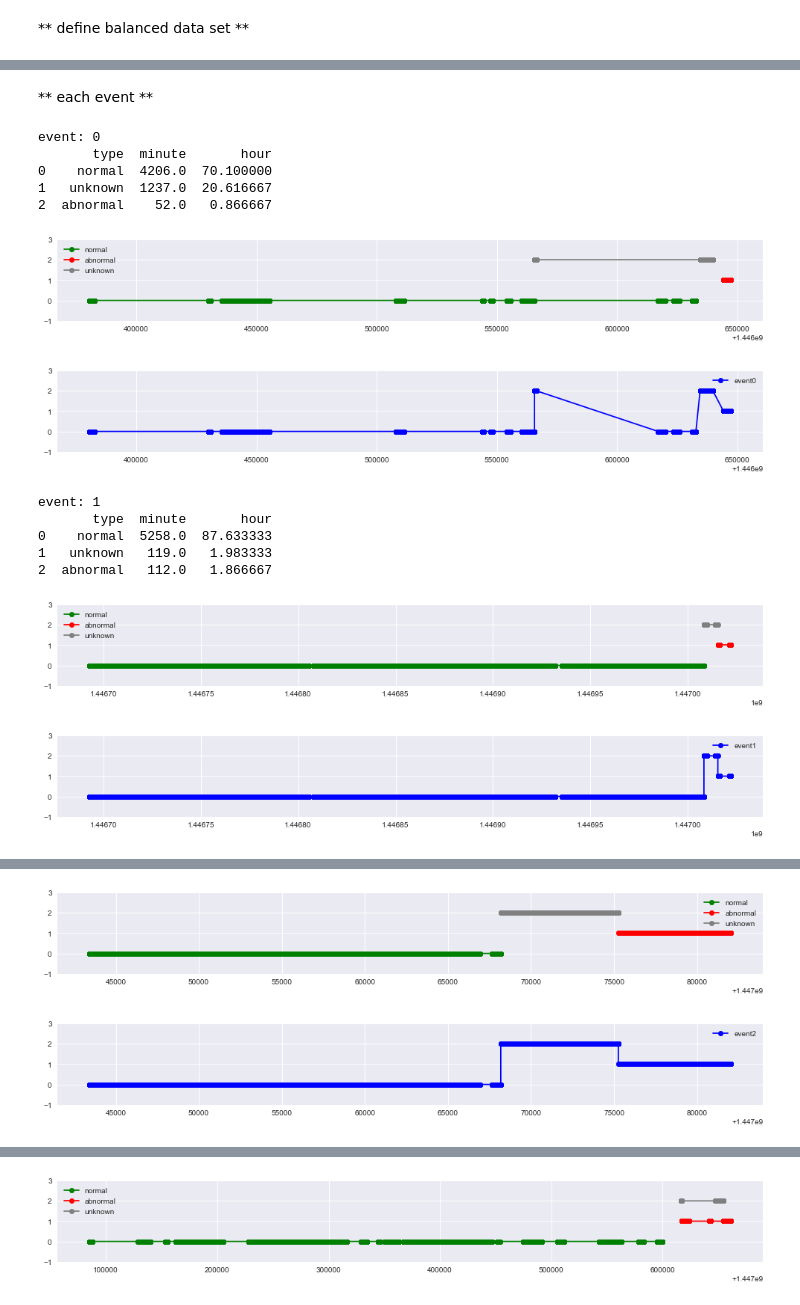
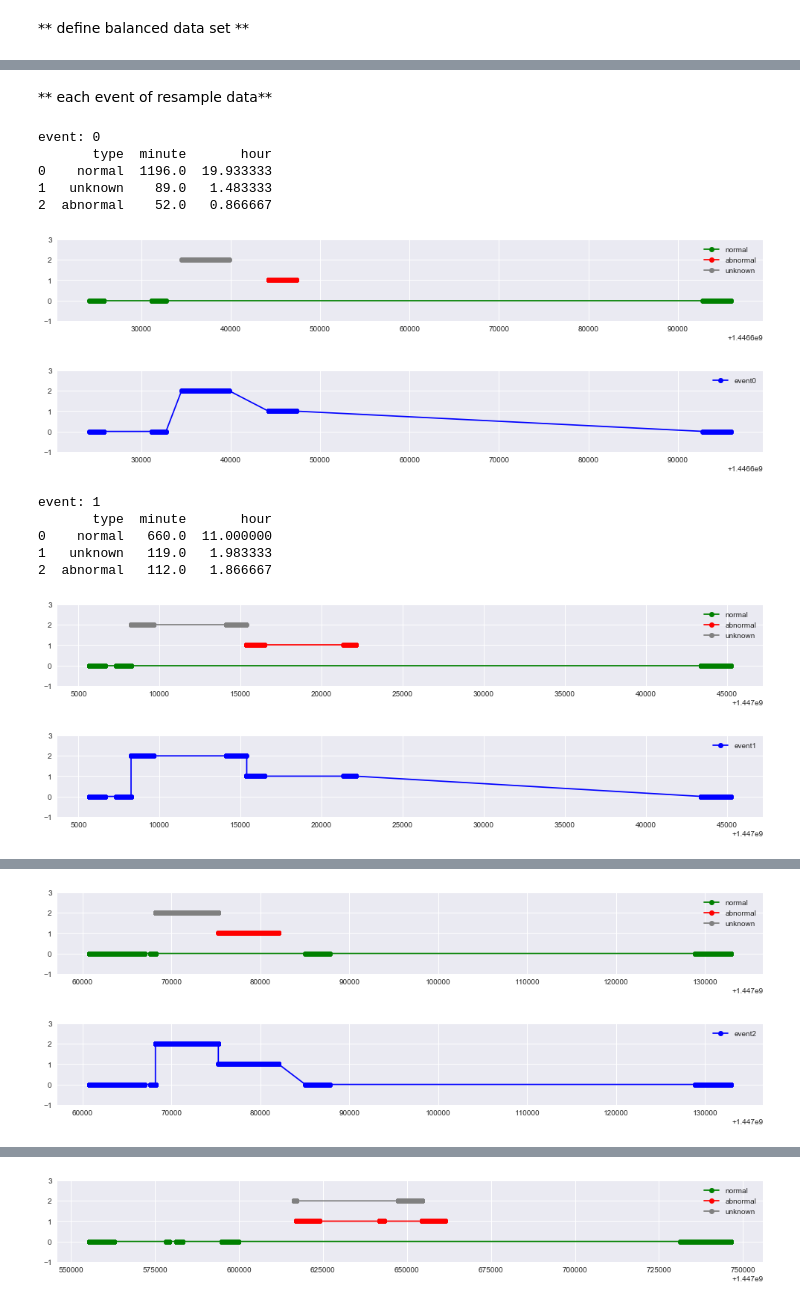
Before and after one commit to Backlu/CAICTCompetition, a Jupyter notebook: Data_Sampling.ipynb, the cells around one changed output, grey strips where cells are left out. Saved outputs shown, nothing was run; the diff lists cells and outputs as text; code cells hidden in the pictures.

Commit message:
resample data_15 and save it to csv

```diff
--- a/Data_Sampling.ipynb
+++ b/Data_Sampling.ipynb
@@ -64,7 +64,7 @@ def myscore(true_y, pred_y):
 def event_info(data, event_id):
     dummy = plt.figure(figsize=[17,2])
     print('event:',event_id)
-    evtdata = data[train_data['event']==event_id]
+    evtdata = data[data['event']==event_id]
     evtdata_nor=evtdata[evtdata['label']==0]
     evtdata_abnor=evtdata[evtdata['label']==1]
     evtdata_unknown=evtdata[evtdata['label']==2]
@@ -109,7 +109,7 @@ def assign_eventid(data):
     return data
 
 def events_summary(data):
-    events_info = pd.DataFrame(columns=('eventid', 'nor_min','unknown_min', 'abnor_min', 'nor_cnt', 'unknown_cnt', 'abnor_cnt','nor_idx_start','unknown_idx_start','abnor_idx_start', 'abnor_idx_end','no_unknown'))
+    events_info = pd.DataFrame(columns=('eventid', 'nor_min','unknown_min', 'abnor_min', 'nor_cnt', 'unknown_cnt', 'abnor_cnt','nor_idx_start','nor_idx_end','unknown_idx_start','abnor_idx_start', 'abnor_idx_end','no_unknown'))
     for eventid in set(data['event']):
         data_event = data[data['event']==eventid]
         evtdata_nor=data_event[data_event['label']==0]
@@ -127,13 +127,25 @@ def events_summary(data):
         unknown_cnt = 0 if evtdata_unknown.empty else evtdata_unknown['event'].count()
 
         nor_idx_start= evtdata_nor.index[0]
+        nor_idx_end= evtdata_nor.index[-1]
+
         abnor_idx_start= evtdata_abnor.index[0]
         abnor_idx_end= evtdata_abnor.index[-1]
         unknown_idx_start= abnor_idx_start if evtdata_unknown.empty else evtdata_unknown.index[0]
 
         no_known= 'Y' if evtdata_unknown.empty else 'N'
-        events_info.loc[eventid] = [eventid, nor_min, unknown_min, abnor_min, nor_cnt, unknown_cnt, abnor_cnt,nor_idx_start, unknown_idx_start, abnor_idx_start, abnor_idx_end,no_known]
+        events_info.loc[eventid] = [eventid, nor_min, unknown_min, abnor_min, nor_cnt, unknown_cnt, abnor_cnt,nor_idx_start,nor_idx_end, unknown_idx_start, abnor_idx_start, abnor_idx_end,no_known]
     return events_info
+
+def resample_info(events_info):
+    resample_info = pd.DataFrame(columns=('eventid', 'abnor_cnt','event_start', 'event_end'))
+    for idx, row in events_summary_15.iterrows():
+        event_id = row['eventid']
+        abnor_cnt = row['abnor_cnt']
+        event_start = row['nor_idx_end'] - abnor_cnt
+        event_end = row['abnor_idx_end'] + abnor_cnt
+        resample_info.loc[event_id] = [event_id, abnor_cnt, event_start, event_end]
+    return resample_info
 # %% [markdown]
 **Load input data.**
 # %%
@@ -185,2 +232,4 @@ events_summary_15
 # %% [markdown]
 ** define balanced data set **
+# %%
+resample_info_15 = resample_info(events_summary_15)
@@ -186,0 +258,11 @@ events_summary_15
+# %%
+data = data_15
+resample_data_15 = pd.DataFrame()
+for idx, row in resample_info_15.iterrows():
+    event_id = row['eventid']
+    abnor_cnt = row['abnor_cnt']
+    event_start = row['event_start']
+    event_end = row['event_end']
+    resample_data_i = data[event_start:event_end]
+    resample_data_i['event']=event_id
+    resample_data_15 =resample_data_15.append(resample_data_i)
@@ -187,21 +277,21 @@ events_summary_15
 # %% [markdown]
-** each event **
+** each event of resample data**
 # %%
-for eventid in set(data_15['event']):
-    dummy = event_info(data_15,eventid)
+for eventid in set(resample_data_15['event']):
+    dummy = event_info(resample_data_15,eventid)
 # %% [output]
 event: 0
        type  minute       hour
-0    normal  4206.0  70.100000
-1   unknown  1237.0  20.616667
+0    normal  1196.0  19.933333
+1   unknown    89.0   1.483333
 2  abnormal    52.0   0.866667
-[figure, old version]
+[figure, new version]
-[figure, old version]
+[figure, new version]
 event: 1
        type  minute       hour
-0    normal  5258.0  87.633333
+0    normal   660.0  11.000000
 1   unknown   119.0   1.983333
 2  abnormal   112.0   1.866667
-[figure, old version]
+[figure, new version]
-[figure, old version]
+[figure, new version]
 event: 2
@@ -212,3 +302,3 @@ event: 2
-[figure, old version]
+[figure, new version]
-[figure, old version]
+[figure, new version]
 event: 3
@@ -219 +309 @@ event: 3
-[figure, old version]
+[figure, new version]
```
Also changed, not shown: parts of 8 cells of this notebook.
